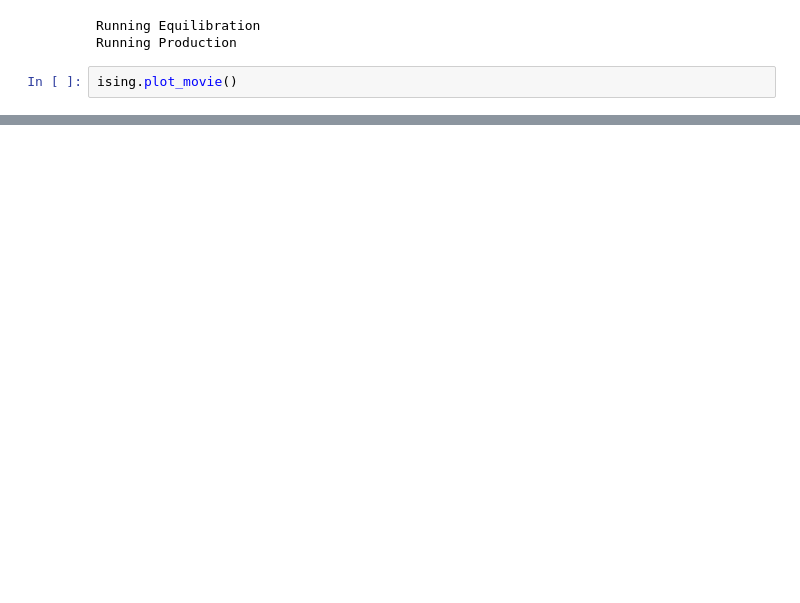
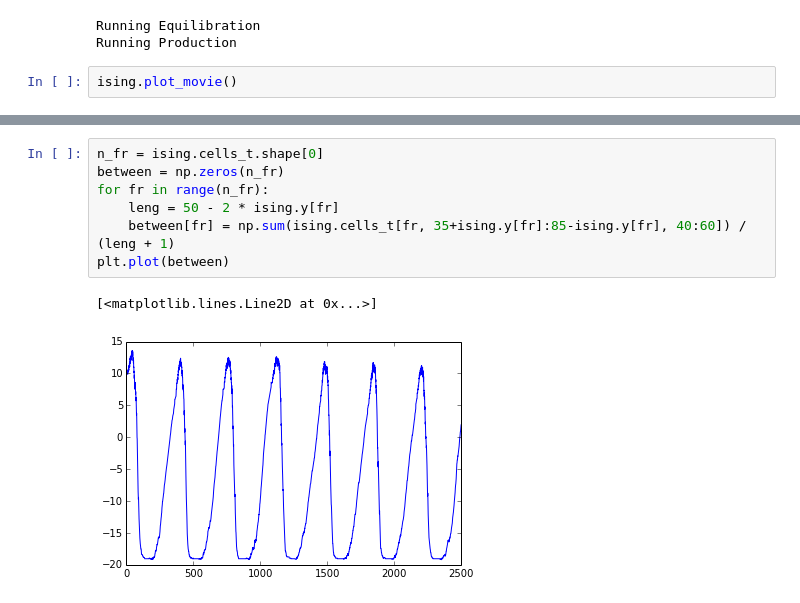
Before and after one commit to mpharrigan/cysingmodel, a Jupyter notebook: ipython/ising_analysis.ipynb, the cells around one changed output, grey strips where cells are left out. Drawn from its saved outputs; the diff is of its cells as text; blank space fills up the shorter version.

```diff
--- a/ipython/ising_analysis.ipynb
+++ b/ipython/ising_analysis.ipynb
@@ -32,0 +63,10 @@ plt.xlabel('M'); plt.ylabel('Y')
+# %%
+n_fr = ising.cells_t.shape[0]
+between = np.zeros(n_fr)
+for fr in range(n_fr):
+    leng = 50 - 2 * ising.y[fr]
+    between[fr] = np.sum(ising.cells_t[fr, 35+ising.y[fr]:85-ising.y[fr], 40:60]) / (leng + 1)
+plt.plot(between)
+# %% [output]
+[<matplotlib.lines.Line2D at 0x...>]
+[figure, added]
```
Also changed, not shown: parts of 14 cells of this notebook, 2 other files.
